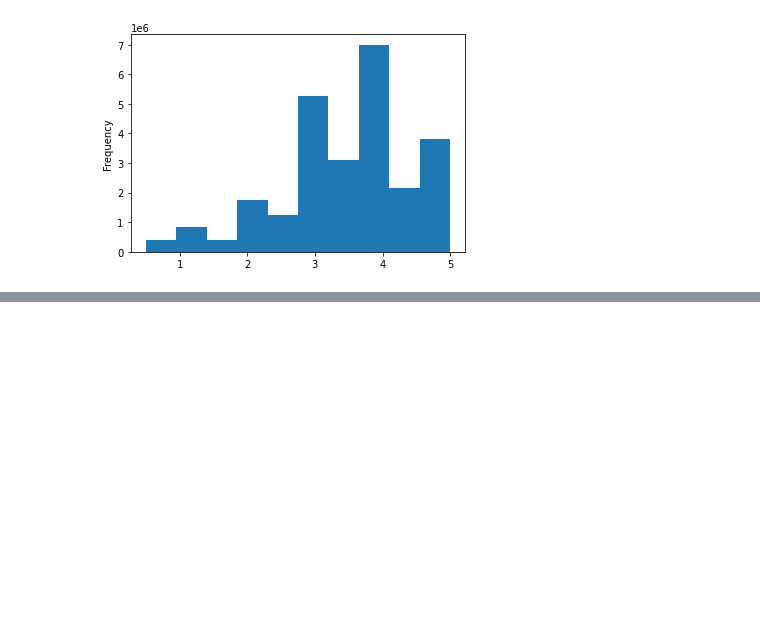
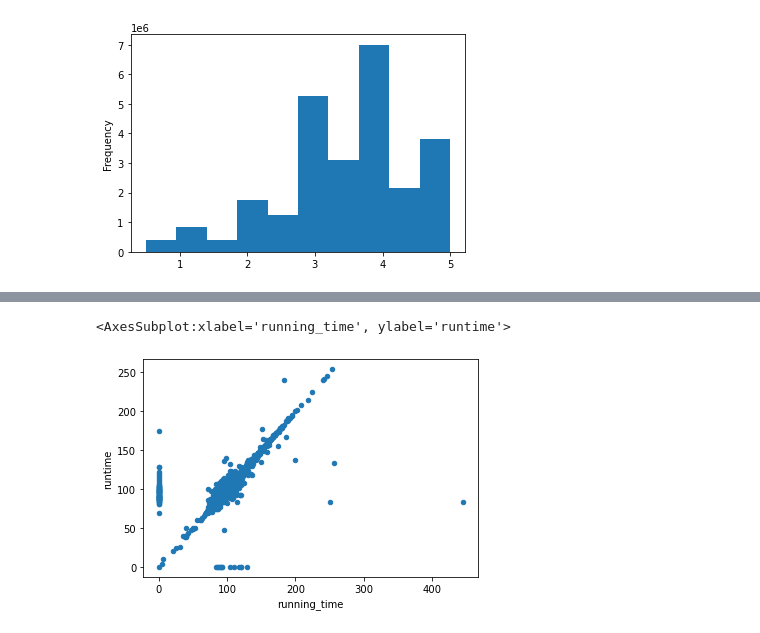
Before and after one commit to Jhackmeyer/Movies-ETL, a Jupyter notebook: movie_hackathon_ETL.ipynb, the cells around one changed output, grey strips where cells are left out. Drawn from its saved outputs; the diff is of its cells as text; code cells hidden in the pictures; blank space fills up the shorter version.

Commit message:
Merging movie data into one dataframe

```diff
--- a/movie_hackathon_ETL.ipynb
+++ b/movie_hackathon_ETL.ipynb
@@ -80,7 +80,7 @@ wiki_movies_raw[3600:3605]
   'Budget': '$20 million',
   'Box office': '$23.9 million'}]
 # %%
-kaggle_metadata = pd.read_csv('data/movies_metadata.csv')
+kaggle_metadata = pd.read_csv('data/movies_metadata.csv', low_memory=False)
 ratings = pd.read_csv('data/ratings.csv')
 # %%
 kaggle_metadata.head()
@@ -1022,3 +1024,6 @@ min                     0.50
 max                     5.00
 Name: rating, dtype: float64
 [figure]
+# %%
+# Merge dataframes by imdb_id
+movies_df = pd.merge(wiki_movies_df, kaggle_metadata, on='imdb_id', suffixes=['_wiki','_kaggle'])
@@ -1024,0 +1122,7 @@ Name: rating, dtype: float64
+# %%
+# Inconsistencies present.  Use scatterplot to gauge similarity
+# Fill missing info as 0 for plot purposes
+movies_df.fillna(0).plot(x='running_time', y='runtime', kind='scatter')
+# %% [output]
+<AxesSubplot:xlabel='running_time', ylabel='runtime'>
+[figure, added]
```
Also changed, not shown: parts of 54 cells of this notebook.
